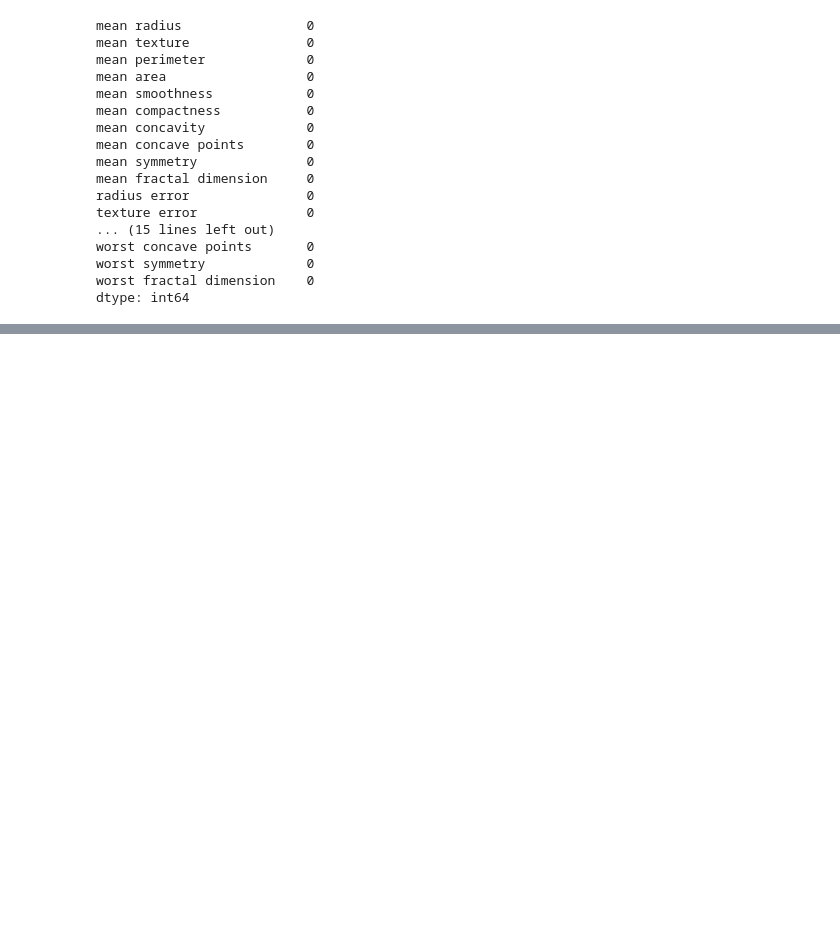
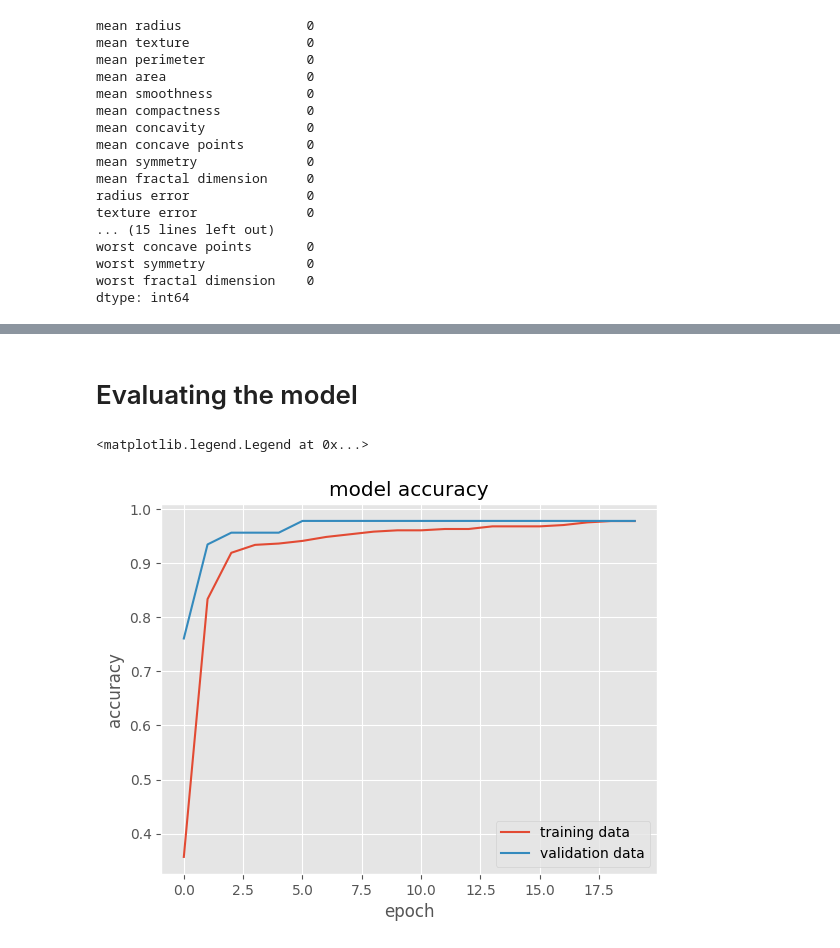
Before and after one commit to M-Awwab-Khan/Breast_Cancer_Detection_Using_Neural_Network, a Jupyter notebook: breast_cancer_detection_nn.ipynb, the cells around one changed output, grey strips where cells are left out. Saved outputs shown, nothing was run; the diff lists cells and outputs as text; code cells hidden in the pictures; blank space fills up the shorter version.

Commit message:
model compiled and fit

```diff
--- a/breast_cancer_detection_nn.ipynb
+++ b/breast_cancer_detection_nn.ipynb
@@ -89,0 +104,6 @@ dtype: int64
+# %%
+X = df.drop(columns=['target'])
+y = df['target']
+# %%
+X_train, X_test, y_train, y_test = train_test_split(X, y, test_size=0.2, random_state=20)
+print(X.shape, X_train.shape, X_test.shape)
@@ -89,0 +112,4 @@ dtype: int64
+# %%
+scaler = StandardScaler()
+X_train_scld = scaler.fit_transform(X_train)
+X_test_scld = scaler.transform(X_test)
@@ -89,0 +118,19 @@ dtype: int64
+# %%
+tf.random.set_seed(20)
+
+model = Sequential([
+    Flatten(input_shape=(30,)),
+    Dense(30, activation='relu'),
+    Dense(1, activation='sigmoid'),
+])
+
+model.compile(
+    optimizer=tf.keras.optimizers.Adam(),
+    loss=tf.keras.losses.BinaryCrossentropy(),
+    metrics=[
+        tf.keras.metrics.BinaryAccuracy()
+    ]
+
+)
+
+history = model.fit(X_train_scld, np.asarray(y_train).reshape((-1, 1)), validation_split=0.1, epochs=20)
@@ -89,0 +155,15 @@ dtype: int64
+# %% [markdown]
+# Evaluating the model
+# %%
+plt.style.use('ggplot')
+plt.plot(history.history['binary_accuracy'])
+plt.plot(history.history['val_binary_accuracy'])
+
+plt.title('model accuracy')
+plt.ylabel('accuracy')
+plt.xlabel('epoch')
+
+plt.legend(['training data', 'validation data'], loc = 'lower right')
+# %% [output]
+<matplotlib.legend.Legend at 0x...>
+[figure, added]
```
Also changed, not shown: parts of 16 cells of this notebook.
